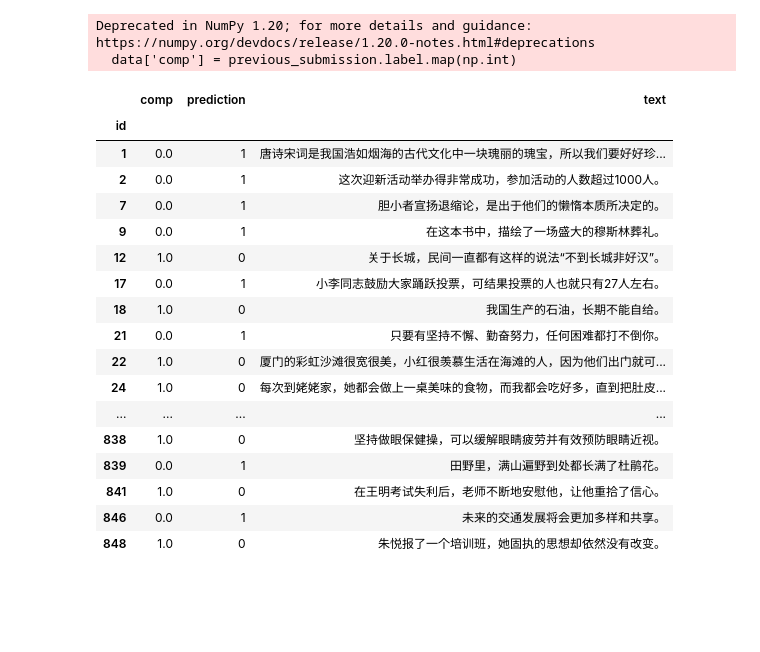
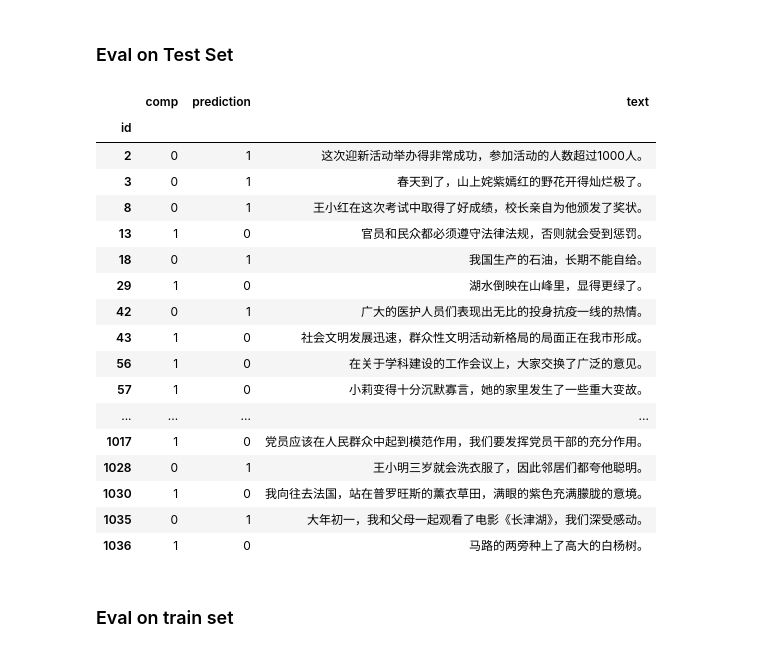
Before and after one commit to holajoa/chinese-grammar-error-detection, a Jupyter notebook: notebooks/predict.ipynb, the cells around one changed output. Saved outputs shown, nothing was run; the diff lists cells and outputs as text; code cells hidden in the pictures; blank space fills up the shorter version.

Commit message:
minor updates for eval

```diff
--- a/notebooks/predict.ipynb
+++ b/notebooks/predict.ipynb
@@ -107,32 +107,40 @@ Some weights of BertModel were not initialized from the model checkpoint at uer/
 You should probably TRAIN this model on a down-stream task to be able to use it for predictions and inference.
+# %% [markdown]
+### Eval on Test Set
 # %%
-previous_submission = pd.read_csv('../submissions/submission-v3-0.75624.csv', delimiter='\t')
+previous_submission = pd.read_csv('../submissions/submission-v3-0.75624.csv', delimiter='\t').set_index('id')
 
 data = test_df
-data['prediction'] = torch.argmax(output_tensors[0].cpu(), 1)
-data['comp'] = previous_submission.label.map(np.int)
+
+ensemble_result = pd.read_csv('../submissions-ner/submission.csv', delimiter='\t')
+ensemble_result['id'] = np.arange(1, len(ensemble_result)+1)
+ensemble_result = ensemble_result.set_index('id')
+
+# data['prediction'] = torch.argmax(output_tensors[0].cpu(), 1)
+data['prediction'] = ensemble_result['label']
+data['comp'] = previous_submission.label
 
 data = data[['comp', 'prediction', 'text']]
 with pd.option_context('display.max_rows', None, 'display.max_columns', None):
     display(data[data.comp != data.prediction])
 # %% [output]
-Deprecated in NumPy 1.20; for more details and guidance: https://numpy.org/devdocs/release/1.20.0-notes.html#deprecations
-  data['comp'] = previous_submission.label.map(np.int)
 |  | comp | prediction | text |
 | id |  |  |  |
-| 1 | 0.0 | 1 | 唐诗宋词是我国浩如烟海的古代文化中一块瑰丽的瑰宝，所以我们要好好珍... |
-| 2 | 0.0 | 1 | 这次迎新活动举办得非常成功，参加活动的人数超过1000人。 |
-| 7 | 0.0 | 1 | 胆小者宣扬退缩论，是出于他们的懒惰本质所决定的。 |
-| 9 | 0.0 | 1 | 在这本书中，描绘了一场盛大的穆斯林葬礼。 |
-| 12 | 1.0 | 0 | 关于长城，民间一直都有这样的说法“不到长城非好汉”。 |
-| 17 | 0.0 | 1 | 小李同志鼓励大家踊跃投票，可结果投票的人也就只有27人左右。 |
-| 18 | 1.0 | 0 | 我国生产的石油，长期不能自给。 |
-| 21 | 0.0 | 1 | 只要有坚持不懈、勤奋努力，任何困难都打不倒你。 |
-| 22 | 1.0 | 0 | 厦门的彩虹沙滩很宽很美，小红很羡慕生活在海滩的人，因为他们出门就可... |
-| 24 | 1.0 | 0 | 每次到姥姥家，她都会做上一桌美味的食物，而我都会吃好多，直到把肚皮... |
+| 2 | 0 | 1 | 这次迎新活动举办得非常成功，参加活动的人数超过1000人。 |
+| 3 | 0 | 1 | 春天到了，山上姹紫嫣红的野花开得灿烂极了。 |
+| 8 | 0 | 1 | 王小红在这次考试中取得了好成绩，校长亲自为他颁发了奖状。 |
+| 13 | 1 | 0 | 官员和民众都必须遵守法律法规，否则就会受到惩罚。 |
+| 18 | 0 | 1 | 我国生产的石油，长期不能自给。 |
+| 29 | 1 | 0 | 湖水倒映在山峰里，显得更绿了。 |
+| 42 | 0 | 1 | 广大的医护人员们表现出无比的投身抗疫一线的热情。 |
+| 43 | 1 | 0 | 社会文明发展迅速，群众性文明活动新格局的局面正在我市形成。 |
+| 56 | 1 | 0 | 在关于学科建设的工作会议上，大家交换了广泛的意见。 |
+| 57 | 1 | 0 | 小莉变得十分沉默寡言，她的家里发生了一些重大变故。 |
 | ... | ... | ... | ... |
-| 838 | 1.0 | 0 | 坚持做眼保健操，可以缓解眼睛疲劳并有效预防眼睛近视。 |
-| 839 | 0.0 | 1 | 田野里，满山遍野到处都长满了杜鹃花。 |
-| 841 | 1.0 | 0 | 在王明考试失利后，老师不断地安慰他，让他重拾了信心。 |
-| 846 | 0.0 | 1 | 未来的交通发展将会更加多样和共享。 |
-| 848 | 1.0 | 0 | 朱悦报了一个培训班，她固执的思想却依然没有改变。 |
+| 1017 | 1 | 0 | 党员应该在人民群众中起到模范作用，我们要发挥党员干部的充分作用。 |
+| 1028 | 0 | 1 | 王小明三岁就会洗衣服了，因此邻居们都夸他聪明。 |
+| 1030 | 1 | 0 | 我向往去法国，站在普罗旺斯的薰衣草田，满眼的紫色充满朦胧的意境。 |
+| 1035 | 0 | 1 | 大年初一，我和父母一起观看了电影《长津湖》，我们深受感动。 |
+| 1036 | 1 | 0 | 马路的两旁种上了高大的白杨树。 |
+# %% [markdown]
+### Eval on train set
```
Also changed, not shown: parts of 12 cells of this notebook, 4 other files.
